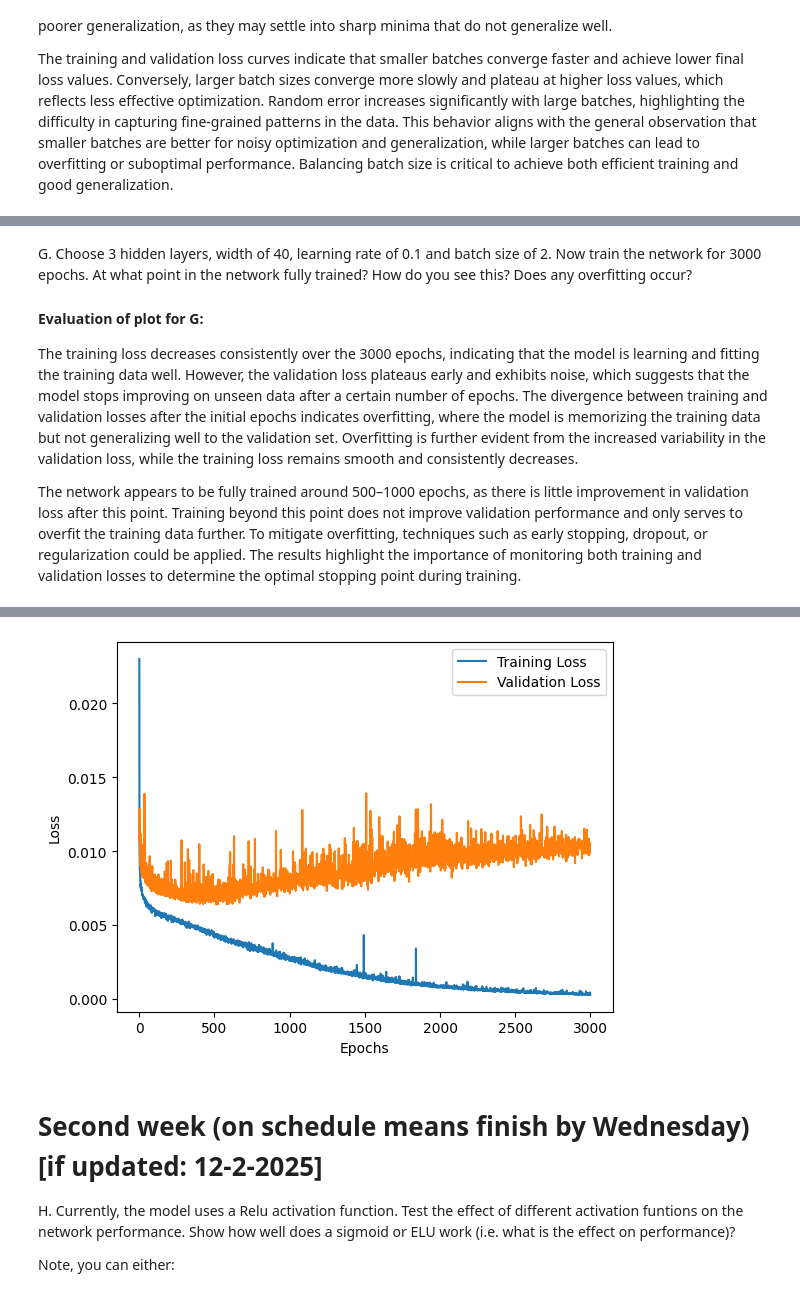
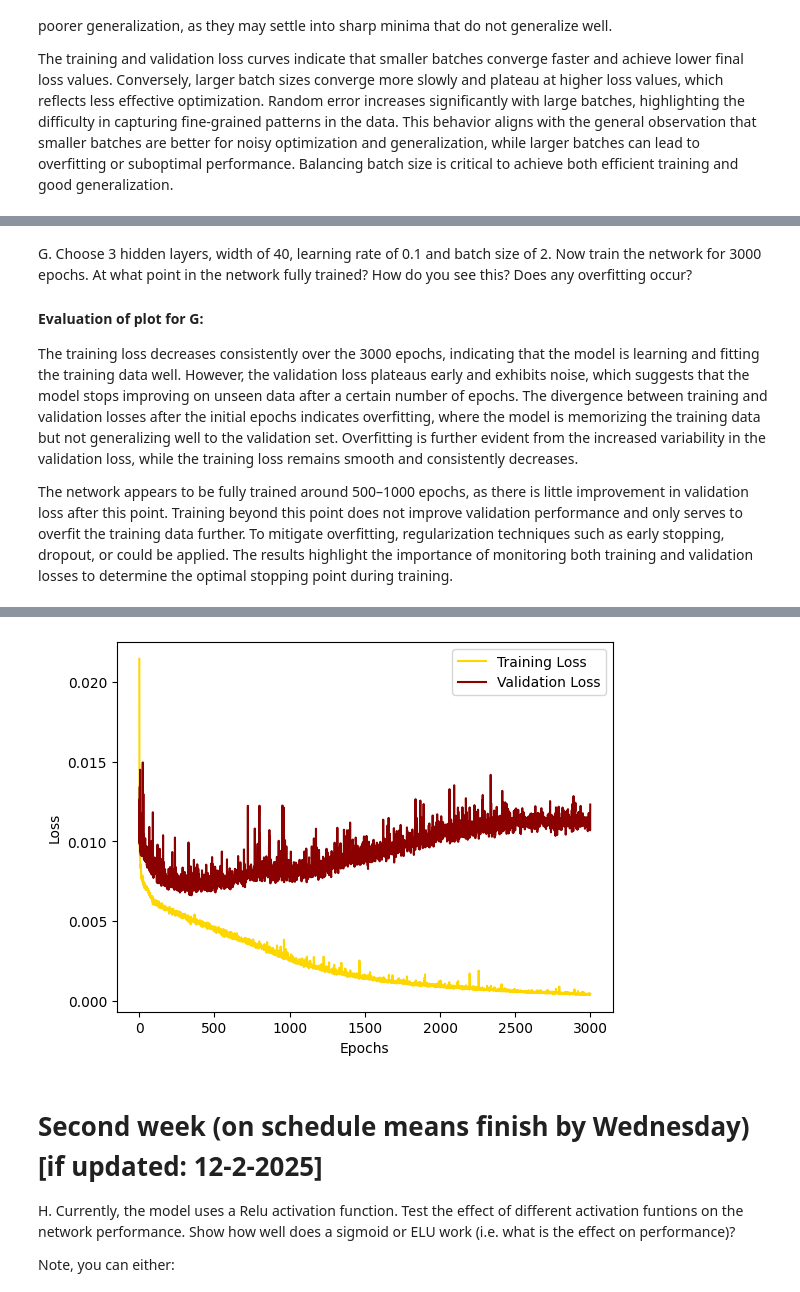
Before and after one commit to zoeazra/AI4MedicalImaging, a Jupyter notebook: Assignment 1/exercise_1.ipynb, the cells around one changed output, grey strips where cells are left out. Cells and saved outputs as stored; diff of their text form; code cells hidden in the pictures.

```diff
--- a/Assignment 1/exercise_1.ipynb
+++ b/Assignment 1/exercise_1.ipynb
@@ -327,6 +330,8 @@ def train_val_network(model, trainloader, inferloader, testloader, loss_module,
     val_losses = []
     val_sys_errors = []
     val_SD_errors = []
+    train_sys_errors = []
+    train_SD_errors = []
 
     for epoch in range(epochs):
         # initiate losses to 0
@@ -366,6 +371,8 @@ def train_val_network(model, trainloader, inferloader, testloader, loss_module,
         # calculate the mean (sys error) and square of mean (SD).
         SD_train = np.sqrt(SD_train/trainloader.__len__())
         sys_train = sys_train/trainloader.__len__()
+        train_sys_errors.append(sys_train)
+        train_SD_errors.append(SD_train)
 
         # set model to evaluation mode
         model.eval()
@@ -430,7 +437,7 @@ def train_val_network(model, trainloader, inferloader, testloader, loss_module,
             wandb.log({"data_plot_val epoch " + str(epoch): wandb.plot.scatter(table_val, "f_ref_val", "f_pred_val", title=f'epoch{epoch}')})
 
 
-    return train_losses, val_losses, val_sys_errors, val_SD_errors
+    return train_losses, val_losses, val_sys_errors, val_SD_errors, train_sys_errors, train_SD_errors
 # %% [markdown]
 Answer B
 # %%
@@ -814,20 +831,20 @@ G. Choose 3 hidden layers, width of 40,  learning rate of 0.1 and batch size of
 #### Evaluation of plot for G:
 The training loss decreases consistently over the 3000 epochs, indicating that the model is learning and fitting the training data well. However, the validation loss plateaus early and exhibits noise, which suggests that the model stops improving on unseen data after a certain number of epochs. The divergence between training and validation losses after the initial epochs indicates overfitting, where the model is memorizing the training data but not generalizing well to the validation set. Overfitting is further evident from the increased variability in the validation loss, while the training loss remains smooth and consistently decreases.
 
-The network appears to be fully trained around 500–1000 epochs, as there is little improvement in validation loss after this point. Training beyond this point does not improve validation performance and only serves to overfit the training data further. To mitigate overfitting, techniques such as early stopping, dropout, or regularization could be applied. The results highlight the importance of monitoring both training and validation losses to determine the optimal stopping point during training.
+The network appears to be fully trained around 500–1000 epochs, as there is little improvement in validation loss after this point. Training beyond this point does not improve validation performance and only serves to overfit the training data further. To mitigate overfitting, regularization techniques such as early stopping, dropout, or could be applied. The results highlight the importance of monitoring both training and validation losses to determine the optimal stopping point during training.
 # %%
 model, trainloader, inferloader, testloader, loss_module, device, opt = create_data_model('test', optimizer="SGD",hidden_layers=3, learningrate=0.1, batch_size=2, n_width=40)
-train_losses, val_losses, sys_val, SD_val = train_val_network(model, trainloader, inferloader, testloader, loss_module, device, opt, epochs=3000)
+train_losses, val_losses, sys_val, SD_val, sys_train, SD_train = train_val_network(model, trainloader, inferloader, testloader, loss_module, device, opt, epochs=3000)
 
-plt.plot(range(len(train_losses)), train_losses, label='Training Loss')
-plt.plot(range(len(val_losses)), val_losses, label='Validation Loss')
+plt.plot(range(len(train_losses)), train_losses, label='Training Loss', color = "gold")
+plt.plot(range(len(val_losses)), val_losses, label='Validation Loss', color = "darkred")
 plt.xlabel('Epochs')
 plt.ylabel('Loss')
 plt.legend()
 plt.show()
 # %% [output]
 [interactive output not drawn]
-[figure, old version]
+[figure, new version]
 # %% [markdown]
 # Second week (on schedule means finish by Wednesday) [if updated: 12-2-2025]
 H.	Currently, the model uses a Relu activation function. Test the effect of different activation funtions on the network performance. Show how well does a sigmoid or ELU work (i.e. what is the effect on performance)?
```
Also changed, not shown: parts of 10 cells of this notebook.
